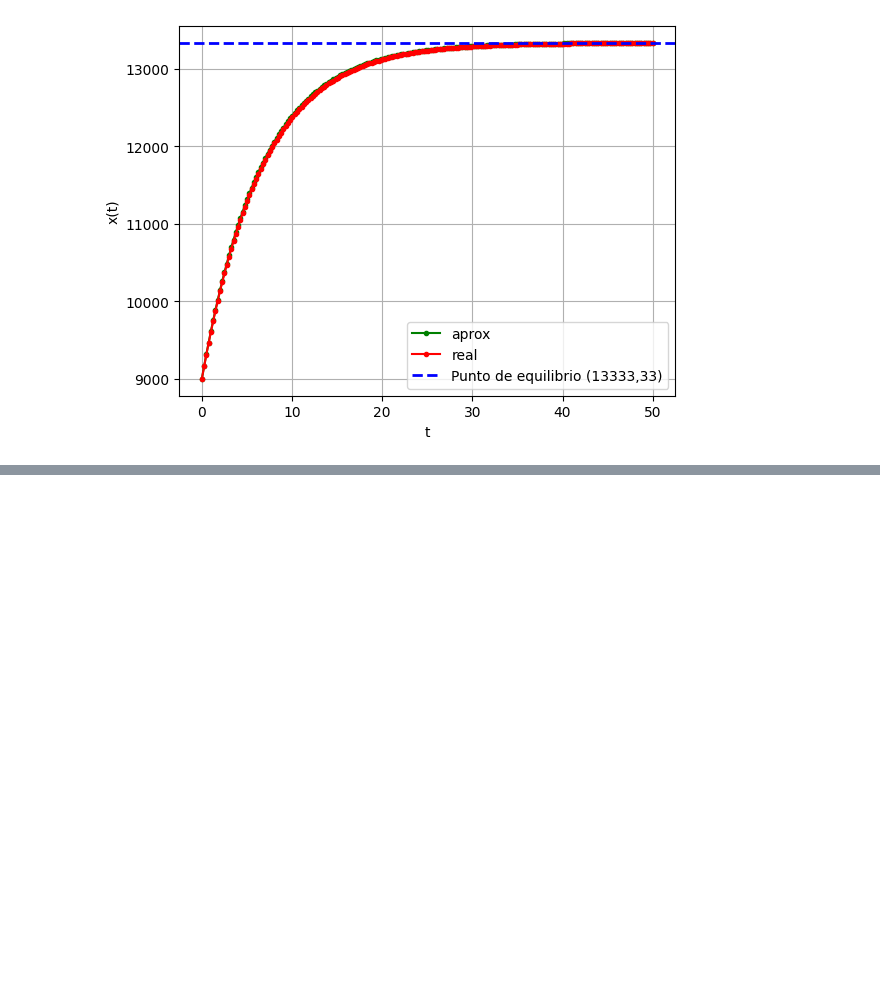
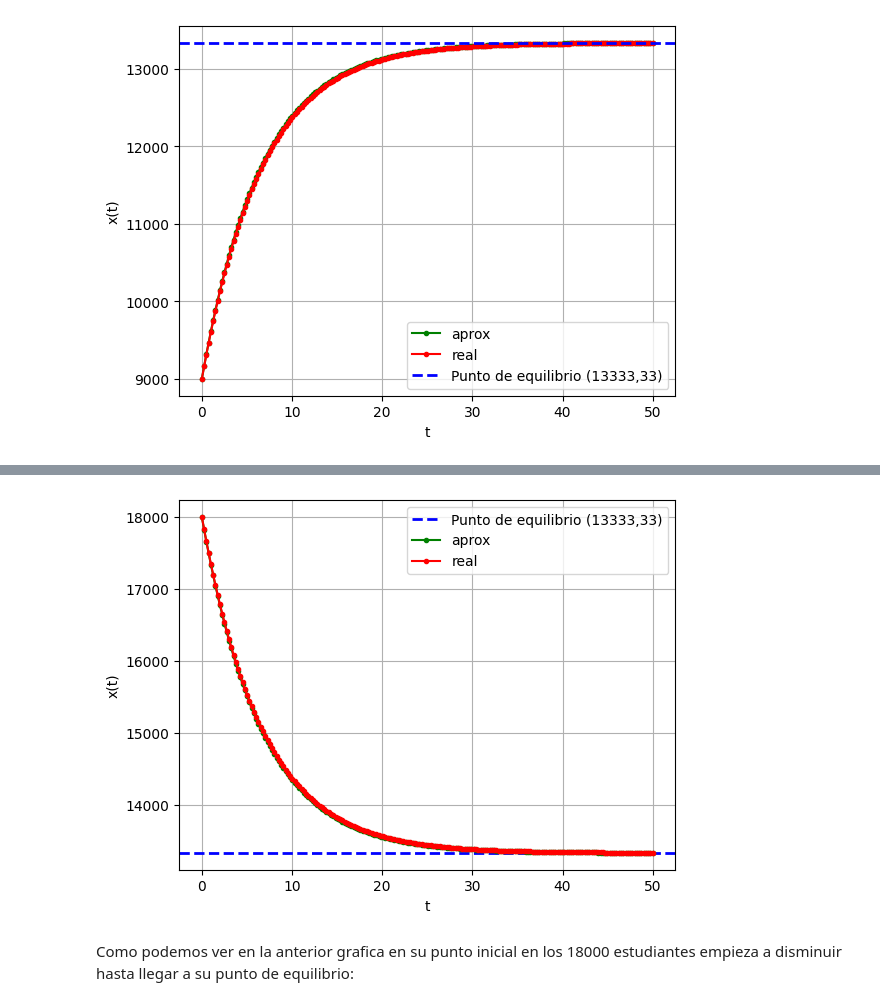
Before and after one commit to meg190/aplicadas-II-colabs, a Jupyter notebook: Entrega_I.ipynb, the cells around one changed output, grey strips where cells are left out. Drawn from its saved outputs; the diff is of its cells as text; code cells hidden in the pictures; blank space fills up the shorter version.

```diff
--- a/Entrega_I.ipynb
+++ b/Entrega_I.ipynb
@@ -731,0 +783,64 @@ El equilibrio poblacional nos da en 13.333,33.
+# %%
+import numpy as np
+import math
+import matplotlib.pyplot as plt
+import pandas as pd
+
+def euler(f,x0,t0,tmax,n):
+    t = np.linspace(t0, tmax, n)# defina el dom up the domain based on t0, tmax, and n
+    h = (tmax-t0)/n
+    # next set up an array for x that is the same size a t
+    x = np.zeros_like(t)
+    x[0] = x0# fill in the initial condition
+    for i in range( n-1 ): # think about how far we should loop
+        x[i+1] = x[i]+h*f(x[i],t[i]) # advance the solution forward in time with Euler
+    return x, t
+
+r = 2000
+
+h = 0.15
+
+x0 = 18000
+
+A = -700
+
+
+
+numF = lambda x,t: r-h*x
+
+realF = lambda t: ((np.exp(-h*t)*A)-r)/-h
+
+
+
+numx, numt = euler(numF, x0, 0, 50, 200)
+
+
+
+realt = np.linspace(0,50,200)
+
+realx = realF(realt)
+
+
+
+plt.axhline(y=13333.333, color='blue', linestyle='--', linewidth=2, label='Punto de equilibrio (13333,33)')
+
+
+
+
+plt.plot(numt,numx,'g.-', label='aprox')
+
+plt.plot(realt, realx, 'r.-', label='real')
+
+plt.xlabel("t")
+
+plt.ylabel("x(t)")
+
+plt.legend()
+
+plt.grid()
+
+plt.show()
+# %% [output]
+[figure, added]
+# %% [markdown]
+Como podemos ver en la anterior grafica en su punto inicial en los 18000 estudiantes empieza a disminuir hasta llegar a su punto de equilibrio:
```
Also changed, not shown: parts of 1 cell of this notebook.
